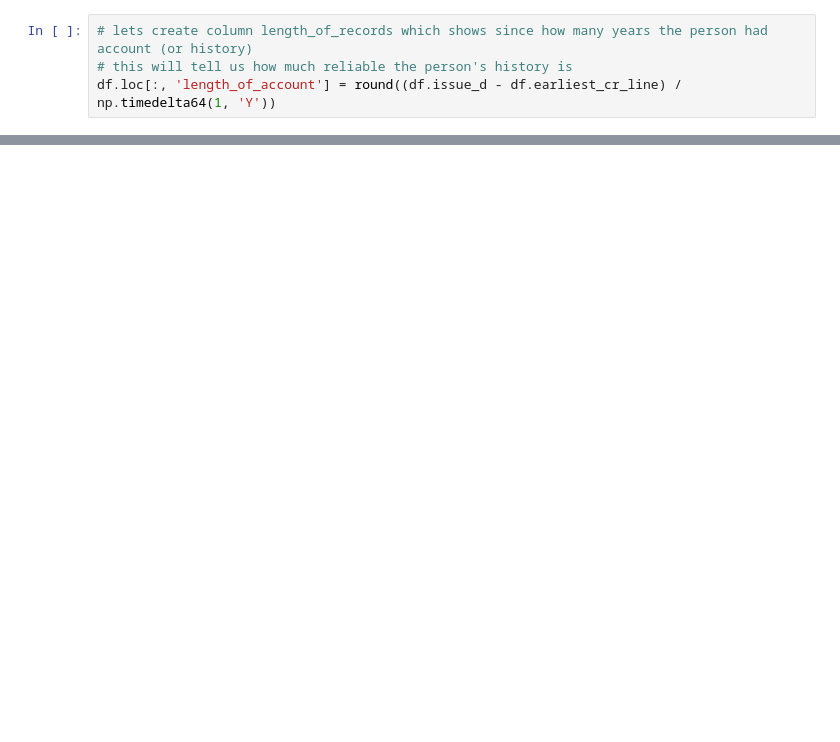
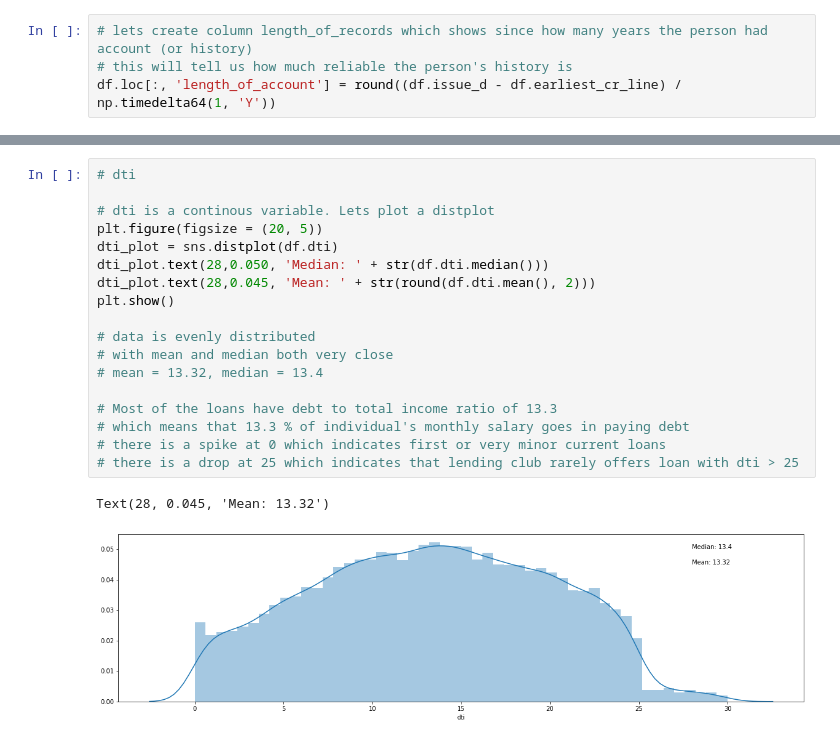
Before and after one commit to iamshivprasad/DataScience, a Jupyter notebook: Aditya_Bhave.ipynb, the cells around one changed output, grey strips where cells are left out. Saved outputs shown, nothing was run; the diff lists cells and outputs as text; blank space fills up the shorter version.

```diff
--- a/Aditya_Bhave.ipynb
+++ b/Aditya_Bhave.ipynb
@@ -290,0 +276,21 @@ ValueError: Neither the `x` nor `y` variable appears to be numeric.
+# %%
+# dti
+
+# dti is a continous variable. Lets plot a distplot
+plt.figure(figsize = (20, 5))
+dti_plot = sns.distplot(df.dti)
+dti_plot.text(28,0.050, 'Median: ' + str(df.dti.median()))
+dti_plot.text(28,0.045, 'Mean: ' + str(round(df.dti.mean(), 2)))
+plt.show()
+
+# data is evenly distributed
+# with mean and median both very close
+# mean = 13.32, median = 13.4
+
+# Most of the loans have debt to total income ratio of 13.3
+# which means that 13.3 % of individual's monthly salary goes in paying debt
+# there is a spike at 0 which indicates first or very minor current loans
+# there is a drop at 25 which indicates that lending club rarely offers loan with dti > 25
+# %% [output]
+Text(28, 0.045, 'Mean: 13.32')
+[figure, added]
```
Also changed, not shown: parts of 17 cells of this notebook.
